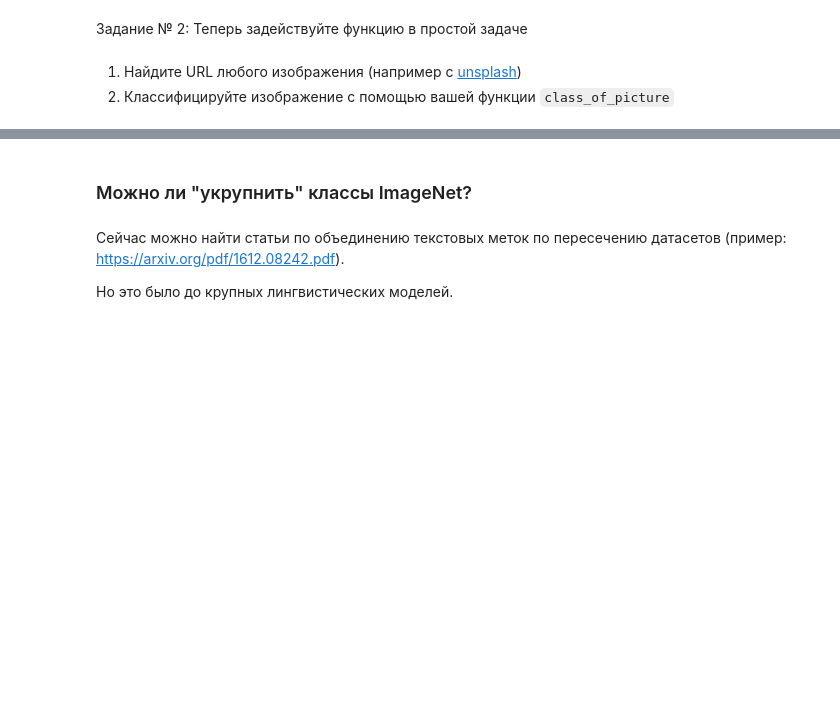
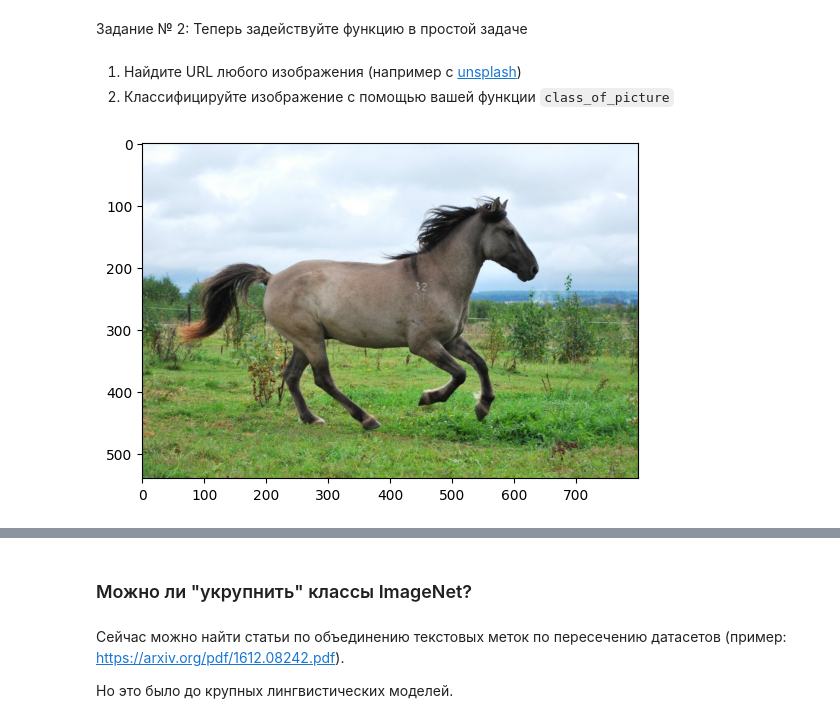
Before and after one commit to VasylDvorakDS/Image-Classification-and-text-classification, a Jupyter notebook: REST_net_image_classification_BERT_text_classification_in_office_.ipynb, the cells around one changed output, grey strips where cells are left out. Drawn from its saved outputs; the diff is of its cells as text; code cells hidden in the pictures; blank space fills up the shorter version.

```diff
--- a/REST_net_image_classification_BERT_text_classification_in_office_.ipynb
+++ b/REST_net_image_classification_BERT_text_classification_in_office_.ipynb
@@ -1183,4 +2229,14 @@ def class_of_picture( url ):
 # %% [markdown]
 1. Найдите URL любого изображения (например с [unsplash](https://unsplash.com/))
 2. Классифицируйте изображение с помощью вашей функции `class_of_picture`
+# %%
+import urllib.request
+# Загрузите изображение
+url_img = 'https://stihi.ru/pics/2018/07/15/3341.jpg'
+filename_ent = 'img_ent'
+urllib.request.urlretrieve(url_img, filename_ent)
+img_ent = Image.open(filename_ent);
+plt.imshow(img_ent);
+# %% [output]
+[figure, added]
 # %%
```
Also changed, not shown: parts of 21 cells of this notebook.
